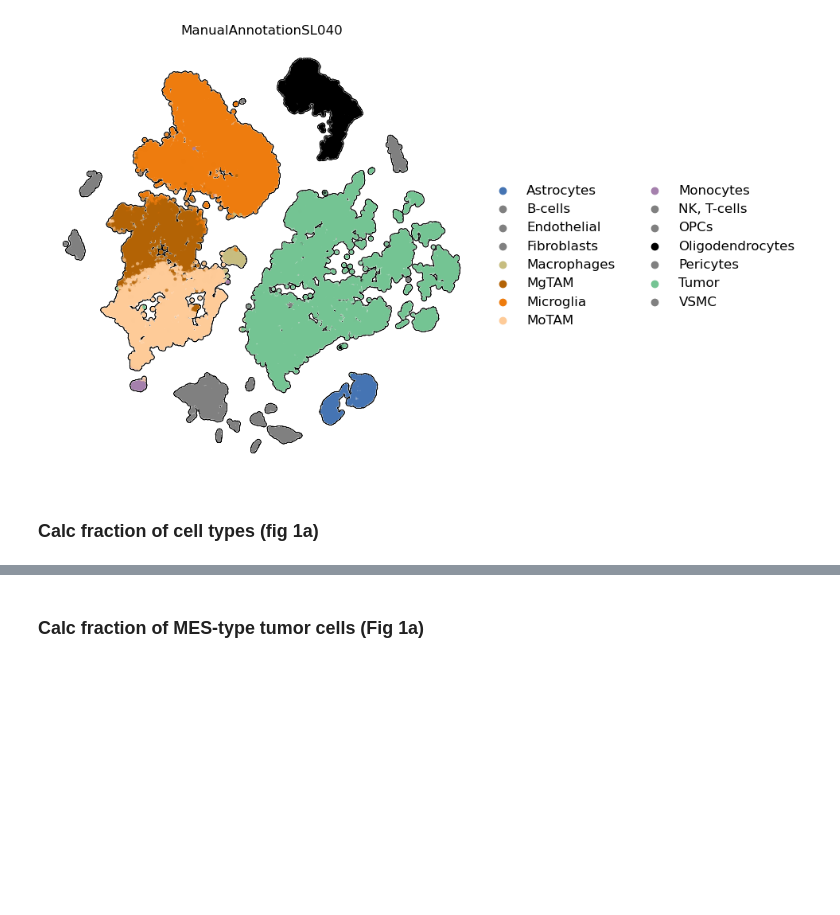
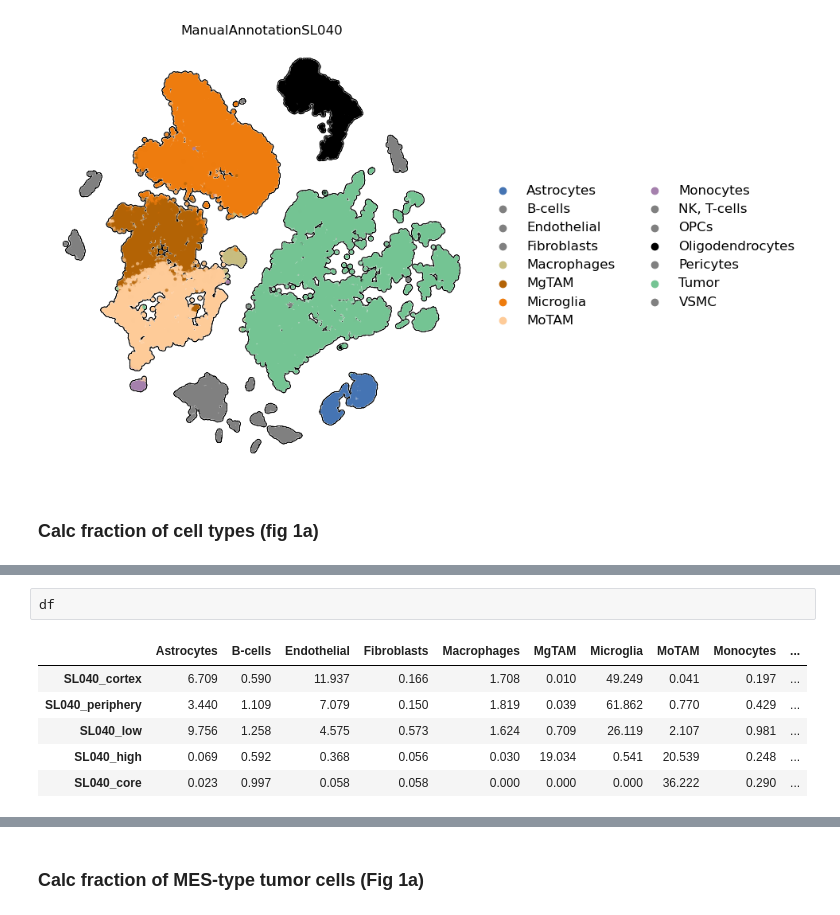
Before and after one commit to linnarsson-lab/glioblastoma_wound_response, a Jupyter notebook: Example_Notebooks/Figure 1/Figure_1A_B_Extended_Data_Figure_1C_D_E_F_G.ipynb, the cells around one changed output, grey strips where cells are left out. Saved outputs shown, nothing was run; the diff lists cells and outputs as text; blank space fills up the shorter version.

```diff
--- a/Example_Notebooks/Figure 1/Figure_1A_B_Extended_Data_Figure_1C_D_E_F_G.ipynb
+++ b/Example_Notebooks/Figure 1/Figure_1A_B_Extended_Data_Figure_1C_D_E_F_G.ipynb
@@ -144,3 +175,12 @@ plt.show()
+# %%
+df
+# %% [output]
+|  | Astrocytes | B-cells | Endothelial | Fibroblasts | Macrophages | MgTAM | Microglia | MoTAM | Monocytes | ... |
+| SL040_cortex | 6.709 | 0.590 | 11.937 | 0.166 | 1.708 | 0.010 | 49.249 | 0.041 | 0.197 | ... |
+| SL040_periphery | 3.440 | 1.109 | 7.079 | 0.150 | 1.819 | 0.039 | 61.862 | 0.770 | 0.429 | ... |
+| SL040_low | 9.756 | 1.258 | 4.575 | 0.573 | 1.624 | 0.709 | 26.119 | 2.107 | 0.981 | ... |
+| SL040_high | 0.069 | 0.592 | 0.368 | 0.056 | 0.030 | 19.034 | 0.541 | 20.539 | 0.248 | ... |
+| SL040_core | 0.023 | 0.997 | 0.058 | 0.058 | 0.000 | 0.000 | 0.000 | 36.222 | 0.290 | ... |
 # %%
 %%time
 S = []
```
Also changed, not shown: parts of 39 cells of this notebook.
